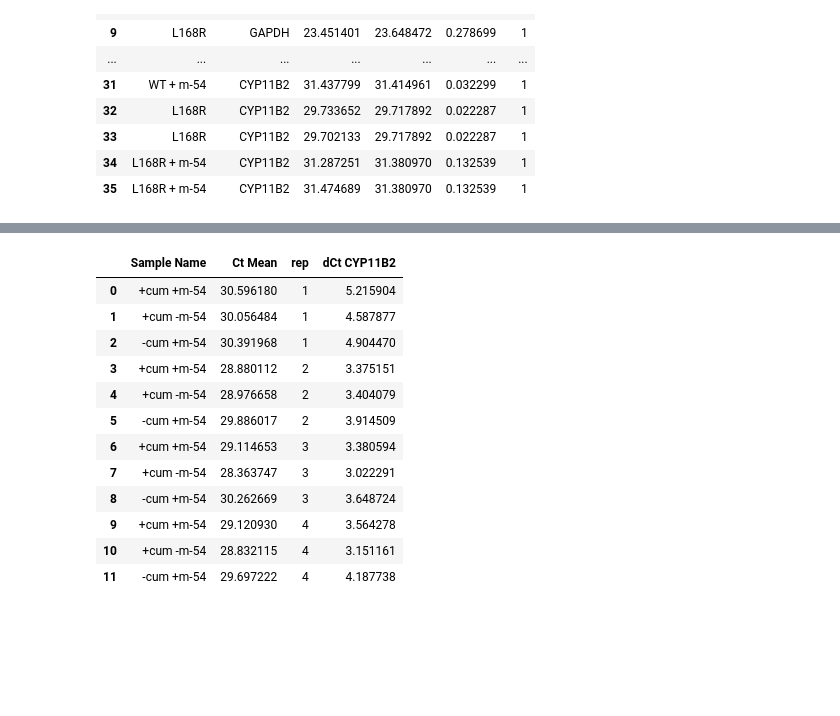
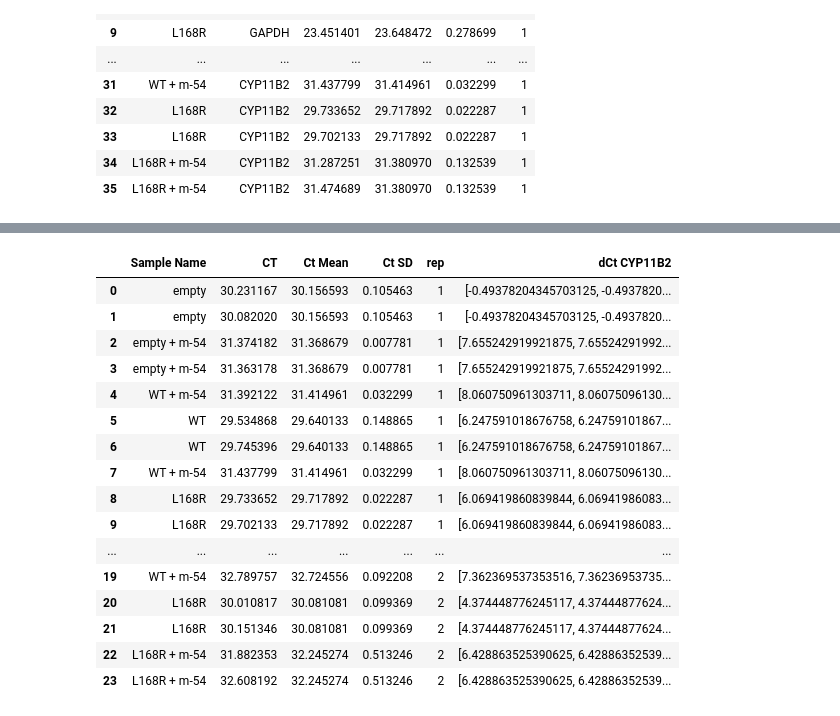
Before and after one commit to Sanas-m/molecule-54, a Jupyter notebook: WT-L168R/results/WT-L168R_all-replicates.ipynb, the cells around one changed output, grey strips where cells are left out. Saved outputs shown, nothing was run; the diff lists cells and outputs as text; code cells hidden in the pictures; blank space fills up the shorter version.

Commit message:
added beta round 1

```diff
--- a/WT-L168R/results/WT-L168R_all-replicates.ipynb
+++ b/WT-L168R/results/WT-L168R_all-replicates.ipynb
@@ -9,7 +9,7 @@ def convert_rep(row):
     row['Sample Name'] = row['Sample Name'][:len(row['Sample Name']) - 5]
     return row
 # %%
-rawDataSet_1 = pd.read_excel(r'../resources/beta_R1.xls', sheet_name = 'Results', header = 50, decimal = ",")
+rawDataSet_1 = pd.read_excel(r'../resources/alpha_R4.xls', sheet_name = 'Results', header = 50, decimal = ",")
 
 WT_L168R_1 = rawDataSet_1.drop(columns = ['Well', 'Well Position', 'Omit', 'Task', 'Reporter', 'Quencher', 'Quantity', \
                                     'Quantity Mean', 'Quantity SD', 'RQ', 'RQ Min', 'RQ Max', 'Delta Ct', 'Delta Ct Mean', \
@@ -147,0 +42,13 @@ cum_mol_dedupl
+# %%
+rawDataSet_2 = pd.read_excel(r'../resources/beta_R1.xls', sheet_name = 'Results', header = 50, decimal = ",")
+
+WT_L168R_2 = rawDataSet_2.drop(columns = ['Well', 'Well Position', 'Omit', 'Task', 'Reporter', 'Quencher', 'Quantity', \
+                                    'Quantity Mean', 'Quantity SD', 'RQ', 'RQ Min', 'RQ Max', 'Delta Ct', 'Delta Ct Mean', \
+                                     'Delta Ct SD', 'Delta Ct SE', 'Delta Delta Ct', 'Automatic Ct Threshold', \
+                                     'Ct Threshold', 'Automatic Baseline', 'Baseline Start', \
+                                    'Baseline End', 'Amp Status', 'Comments', 'Cq Conf', 'CQCONF', 'EXPFAIL' , 'HIGHSD'])
+
+WT_L168R_2['rep'] = '2'
+WT_L168R_2 = WT_L168R_2[WT_L168R_2['Sample Name'].str.contains('rep')== False ]
+WT_L168R_2 = WT_L168R_2.dropna(axis = 0)
+WT_L168R_2
@@ -147,0 +75,3 @@ cum_mol_dedupl
+# %%
+clean = pd.concat([WT_L168R_1, WT_L168R_2])
+clean
@@ -195,31 +139,36 @@ CYP11B2_rep4 = dataframes('4', 'CYP11B2')
 # %%
-CYP11B2_values = cum_mol_dedupl[cum_mol_dedupl['Target Name'] == 'CYP11B2']
+CYP11B2_values = clean[(clean['Target Name'] == 'CYP11B2')]
 
 def delta_CT(CYP11B2):
-    GAPDH = cum_mol_dedupl[(cum_mol_dedupl['Target Name'] == 'GAPDH') &
-                            (cum_mol_dedupl['Sample Name'] == CYP11B2['Sample Name']) &
-                            (cum_mol_dedupl['rep'] == CYP11B2['rep'])
-                          ]
+    GAPDH = clean[(clean['Target Name'] == 'GAPDH') &
+                            (clean['Sample Name'] == CYP11B2['Sample Name']) &
+                            (clean['rep'] == CYP11B2['rep'])]
+
     CYP11B2['GAPDH'] = float64(GAPDH['Ct Mean'])
+
     CYP11B2['dCt CYP11B2'] = float64(subtract(CYP11B2['Ct Mean'], GAPDH['Ct Mean']))
 
     return CYP11B2
 
 deltaCT_CYP11B2 = CYP11B2_values.apply(delta_CT, axis = 1).drop(columns = ['Target Name', 'GAPDH'])
 clean_deltaCT_CYP11B2 = deltaCT_CYP11B2.reset_index().drop(columns=['index'])
 clean_deltaCT_CYP11B2
 # %% [output]
-|  | Sample Name | Ct Mean | rep | dCt CYP11B2 |
-| 0 | +cum +m-54 | 30.596180 | 1 | 5.215904 |
-| 1 | +cum -m-54 | 30.056484 | 1 | 4.587877 |
-| 2 | -cum +m-54 | 30.391968 | 1 | 4.904470 |
-| 3 | +cum +m-54 | 28.880112 | 2 | 3.375151 |
-| 4 | +cum -m-54 | 28.976658 | 2 | 3.404079 |
-| 5 | -cum +m-54 | 29.886017 | 2 | 3.914509 |
-| 6 | +cum +m-54 | 29.114653 | 3 | 3.380594 |
-| 7 | +cum -m-54 | 28.363747 | 3 | 3.022291 |
-| 8 | -cum +m-54 | 30.262669 | 3 | 3.648724 |
-| 9 | +cum +m-54 | 29.120930 | 4 | 3.564278 |
-| 10 | +cum -m-54 | 28.832115 | 4 | 3.151161 |
-| 11 | -cum +m-54 | 29.697222 | 4 | 4.187738 |
+|  | Sample Name | CT | Ct Mean | Ct SD | rep | dCt CYP11B2 |
+| 0 | empty | 30.231167 | 30.156593 | 0.105463 | 1 | [-0.49378204345703125, -0.4937820... |
+| 1 | empty | 30.082020 | 30.156593 | 0.105463 | 1 | [-0.49378204345703125, -0.4937820... |
+| 2 | empty + m-54 | 31.374182 | 31.368679 | 0.007781 | 1 | [7.655242919921875, 7.65524291992... |
+| 3 | empty + m-54 | 31.363178 | 31.368679 | 0.007781 | 1 | [7.655242919921875, 7.65524291992... |
+| 4 | WT + m-54 | 31.392122 | 31.414961 | 0.032299 | 1 | [8.060750961303711, 8.06075096130... |
+| 5 | WT | 29.534868 | 29.640133 | 0.148865 | 1 | [6.247591018676758, 6.24759101867... |
+| 6 | WT | 29.745396 | 29.640133 | 0.148865 | 1 | [6.247591018676758, 6.24759101867... |
+| 7 | WT + m-54 | 31.437799 | 31.414961 | 0.032299 | 1 | [8.060750961303711, 8.06075096130... |
+| 8 | L168R | 29.733652 | 29.717892 | 0.022287 | 1 | [6.069419860839844, 6.06941986083... |
+| 9 | L168R | 29.702133 | 29.717892 | 0.022287 | 1 | [6.069419860839844, 6.06941986083... |
+| ... | ... | ... | ... | ... | ... | ... |
+| 19 | WT + m-54 | 32.789757 | 32.724556 | 0.092208 | 2 | [7.362369537353516, 7.36236953735... |
+| 20 | L168R | 30.010817 | 30.081081 | 0.099369 | 2 | [4.374448776245117, 4.37444877624... |
+| 21 | L168R | 30.151346 | 30.081081 | 0.099369 | 2 | [4.374448776245117, 4.37444877624... |
+| 22 | L168R + m-54 | 31.882353 | 32.245274 | 0.513246 | 2 | [6.428863525390625, 6.42886352539... |
+| 23 | L168R + m-54 | 32.608192 | 32.245274 | 0.513246 | 2 | [6.428863525390625, 6.42886352539... |
 # %%
```
Also changed, not shown: parts of 14 cells of this notebook, 5 other files.
